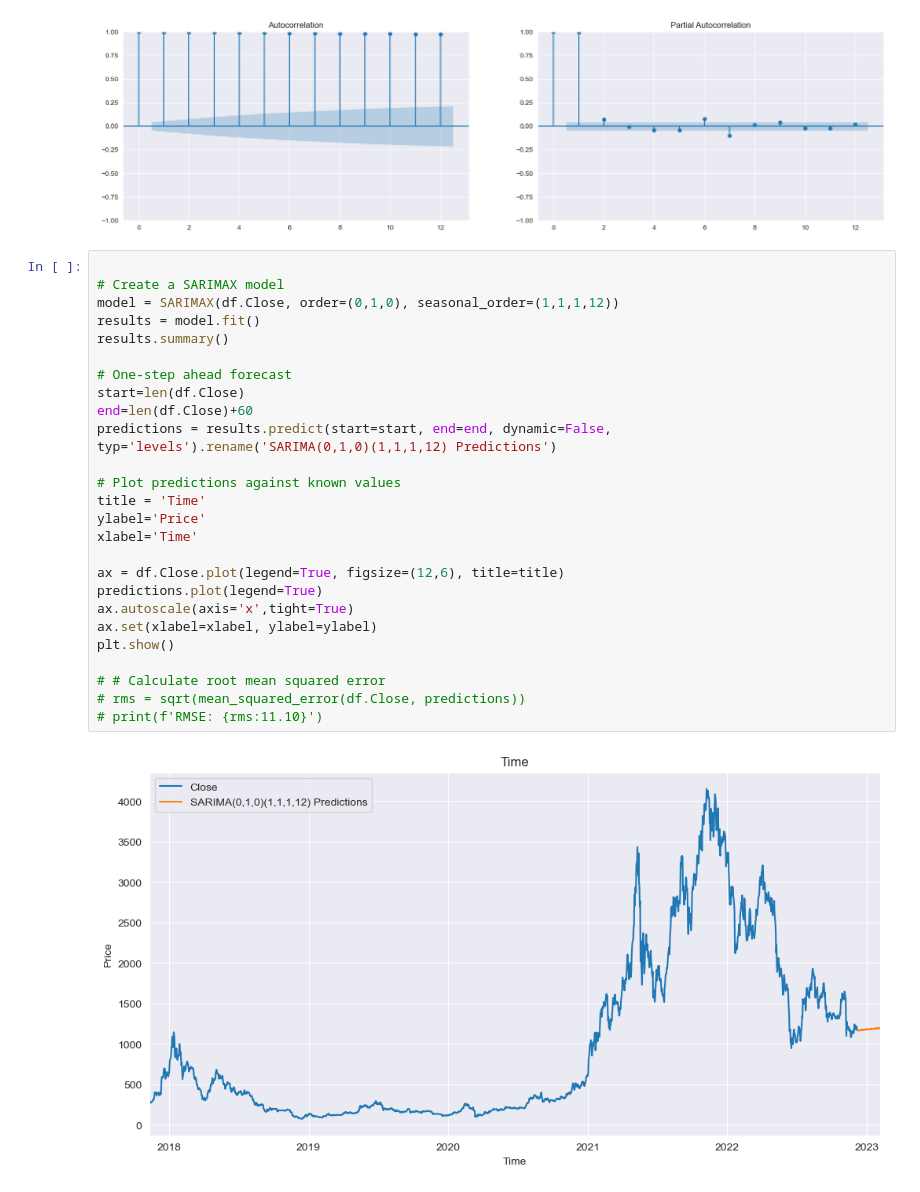
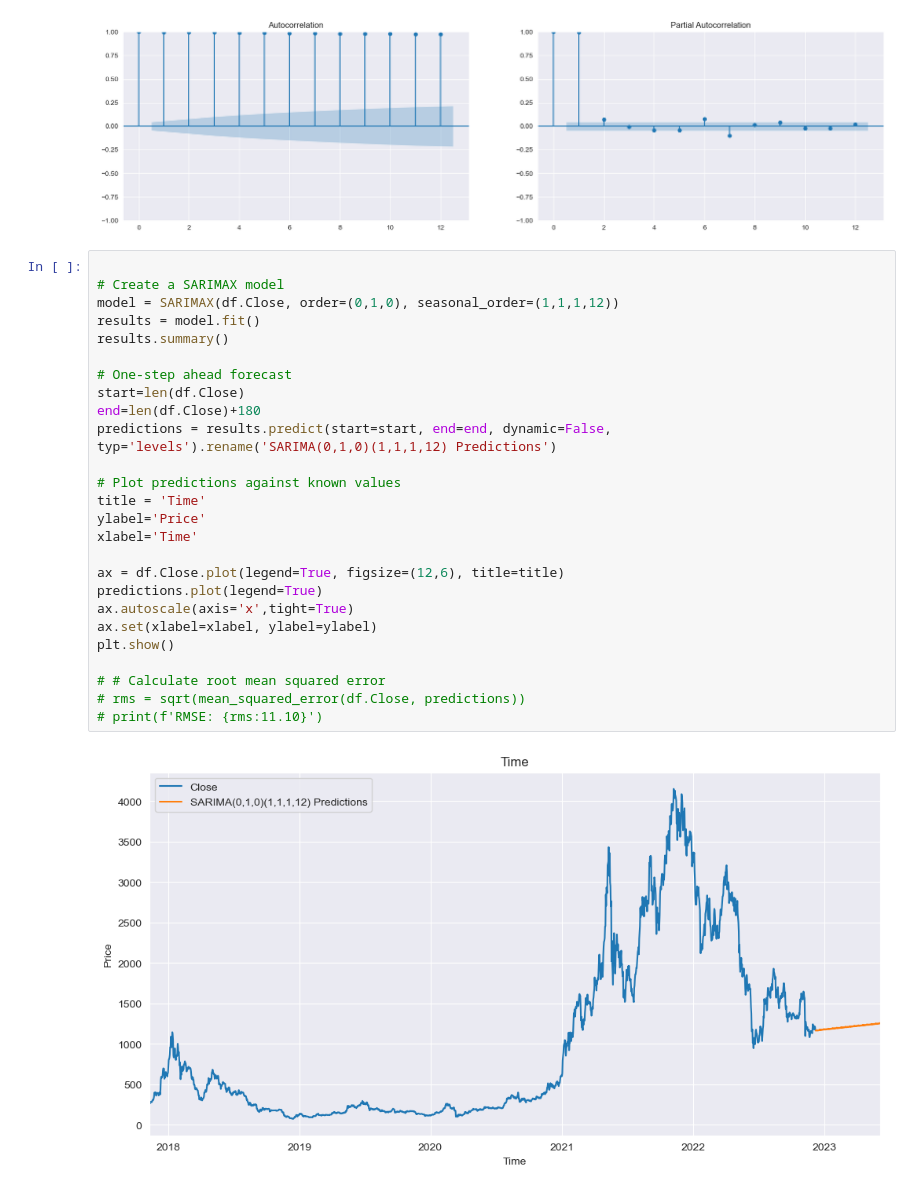
Before and after one commit to Sufferas/deep_learning_project, a Jupyter notebook: SARIMA.ipynb, the cells around one changed output. Cells and saved outputs as stored; diff of their text form.

```diff
--- a/SARIMA.ipynb
+++ b/SARIMA.ipynb
@@ -44,28 +44,28 @@ plt.show()
 # %%
 
 # Create a SARIMAX model
 model = SARIMAX(df.Close, order=(0,1,0), seasonal_order=(1,1,1,12))
 results = model.fit()
 results.summary()
 
 # One-step ahead forecast
 start=len(df.Close)
-end=len(df.Close)+60
+end=len(df.Close)+180
 predictions = results.predict(start=start, end=end, dynamic=False, typ='levels').rename('SARIMA(0,1,0)(1,1,1,12) Predictions')
 
 # Plot predictions against known values
 title = 'Time'
 ylabel='Price'
 xlabel='Time'
 
 ax = df.Close.plot(legend=True, figsize=(12,6), title=title)
 predictions.plot(legend=True)
 ax.autoscale(axis='x',tight=True)
 ax.set(xlabel=xlabel, ylabel=ylabel)
 plt.show()
 
 # # Calculate root mean squared error
 # rms = sqrt(mean_squared_error(df.Close, predictions))
 # print(f'RMSE: {rms:11.10}')
 # %% [output]
-[figure, old version]
+[figure, new version]
```
Also changed, not shown: 4 other files.
